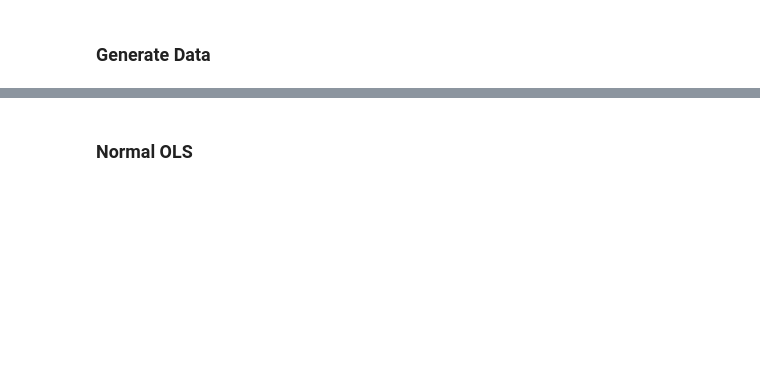
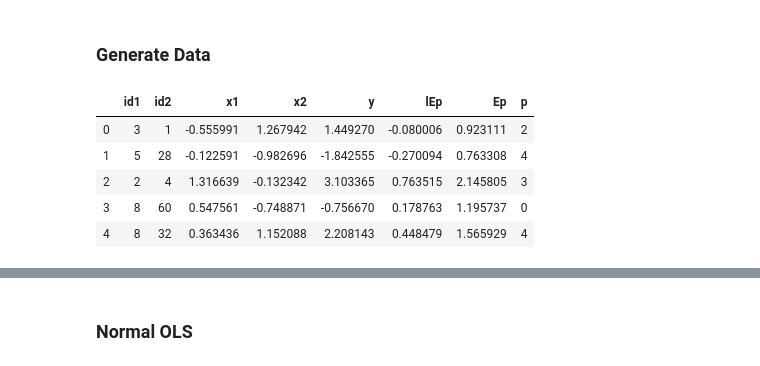
Before and after one commit to iamlemec/fastreg, a Jupyter notebook: benchmark.ipynb, the cells around one changed output, grey strips where cells are left out. Saved outputs shown, nothing was run; the diff lists cells and outputs as text; code cells hidden in the pictures; blank space fills up the shorter version.

```diff
--- a/benchmark.ipynb
+++ b/benchmark.ipynb
@@ -11,3 +11,22 @@ N, K1, K2 = 1_000_000, 10, 100
+# %%
+df0 = pd.DataFrame({
+    'id1': st.randint(K1, size=N),
+    'id2': st.randint(K2, size=N),
+    'x1': st.randn(N),
+    'x2': st.randn(N)
+})
+df0['y'] = 3*df0['x1'] + 2*df0['x2'] + st.randn(N)
+df0['lEp'] = 0.6*df0['x1'] + 0.2*df0['x2']
+df0['Ep'] = np.exp(df0['lEp'])
+df0['p'] = np.random.poisson(df0['Ep'])
+df0.head()
+# %% [output]
+|  | id1 | id2 | x1 | x2 | y | lEp | Ep | p |
+| 0 | 3 | 1 | -0.555991 | 1.267942 | 1.449270 | -0.080006 | 0.923111 | 2 |
+| 1 | 5 | 28 | -0.122591 | -0.982696 | -1.842555 | -0.270094 | 0.763308 | 4 |
+| 2 | 2 | 4 | 1.316639 | -0.132342 | 3.103365 | 0.763515 | 2.145805 | 3 |
+| 3 | 8 | 60 | 0.547561 | -0.748871 | -0.756670 | 0.178763 | 1.195737 | 0 |
+| 4 | 8 | 32 | 0.363436 | 1.152088 | 2.208143 | 0.448479 | 1.565929 | 4 |
 # %%
 df = pd.DataFrame({
     'id1': st.randint(K1, size=N),
```
Also changed, not shown: parts of 13 cells of this notebook.
